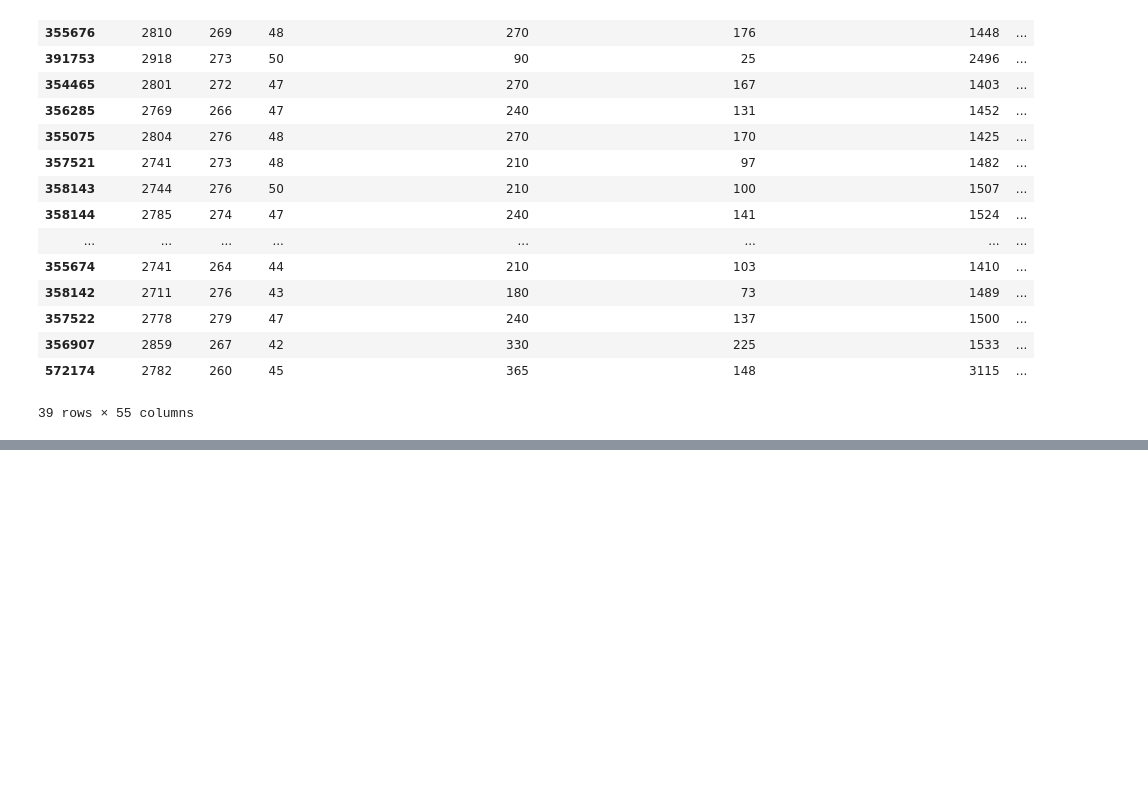
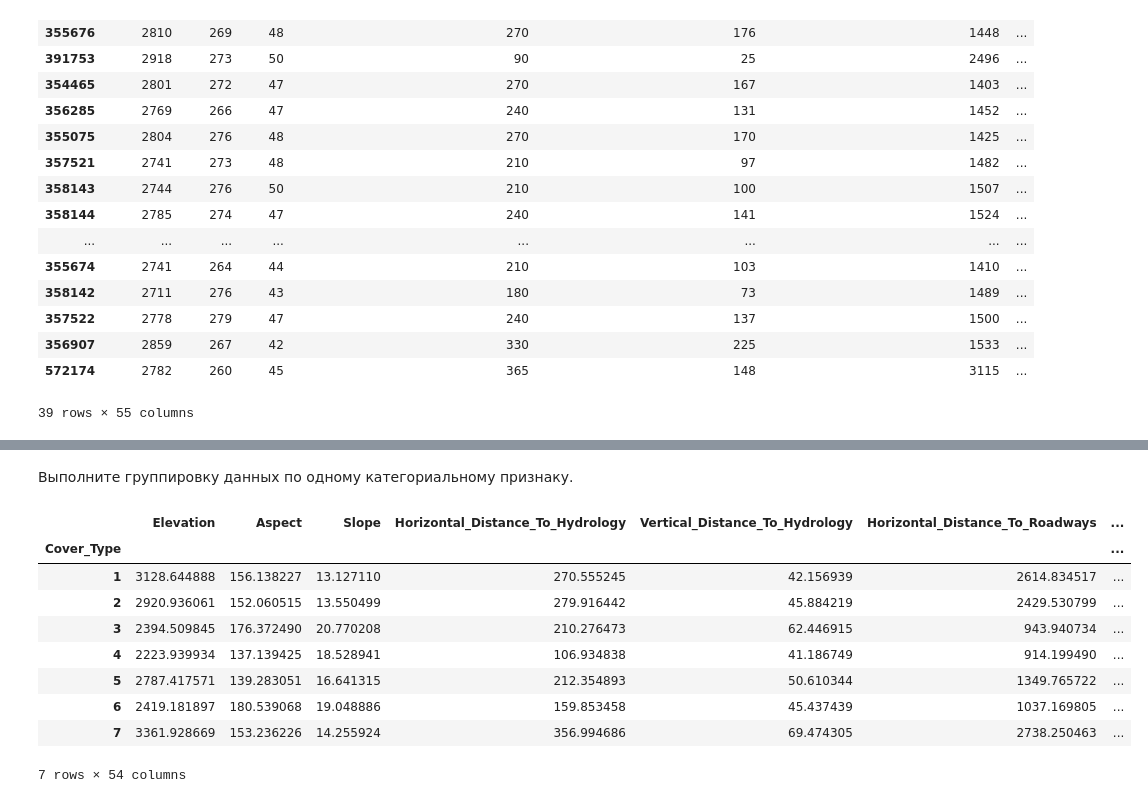
Before and after one commit to xpertdreamer/ooa, a Jupyter notebook: lab_2.ipynb, the cells around one changed output, grey strips where cells are left out. Cells and saved outputs as stored; diff of their text form; code cells hidden in the pictures; blank space fills up the shorter version.

```diff
--- a/lab_2.ipynb
+++ b/lab_2.ipynb
@@ -164,0 +237,16 @@ df_filtered.sort_values('Hillshade_3pm', ascending=False)
+# %% [markdown]
+Выполните группировку данных по одному категориальному признаку.
+# %%
+df_covtype = df.groupby('Cover_Type').mean()
+df_covtype
+# %% [output]
+|  | Elevation | Aspect | Slope | Horizontal_Distance_To_Hydrology | Vertical_Distance_To_Hydrology | Horizontal_Distance_To_Roadways | ... |
+| Cover_Type |  |  |  |  |  |  | ... |
+| 1 | 3128.644888 | 156.138227 | 13.127110 | 270.555245 | 42.156939 | 2614.834517 | ... |
+| 2 | 2920.936061 | 152.060515 | 13.550499 | 279.916442 | 45.884219 | 2429.530799 | ... |
+| 3 | 2394.509845 | 176.372490 | 20.770208 | 210.276473 | 62.446915 | 943.940734 | ... |
+| 4 | 2223.939934 | 137.139425 | 18.528941 | 106.934838 | 41.186749 | 914.199490 | ... |
+| 5 | 2787.417571 | 139.283051 | 16.641315 | 212.354893 | 50.610344 | 1349.765722 | ... |
+| 6 | 2419.181897 | 180.539068 | 19.048886 | 159.853458 | 45.437439 | 1037.169805 | ... |
+| 7 | 3361.928669 | 153.236226 | 14.255924 | 356.994686 | 69.474305 | 2738.250463 | ... |
+7 rows × 54 columns
```
Also changed, not shown: parts of 27 cells of this notebook, 1 other file.
